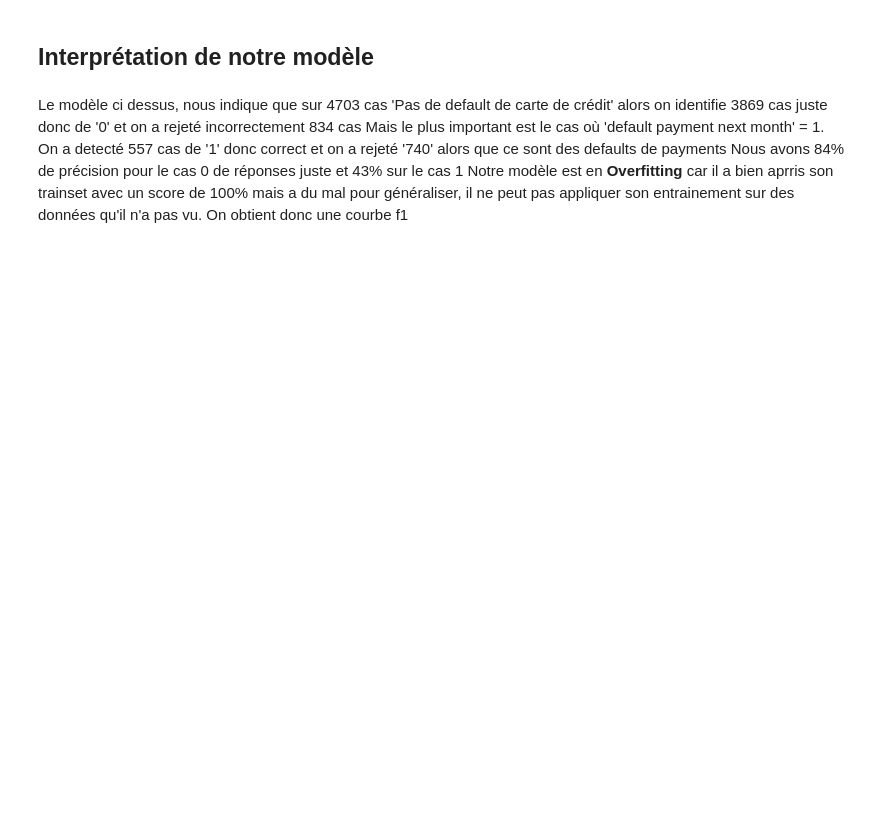
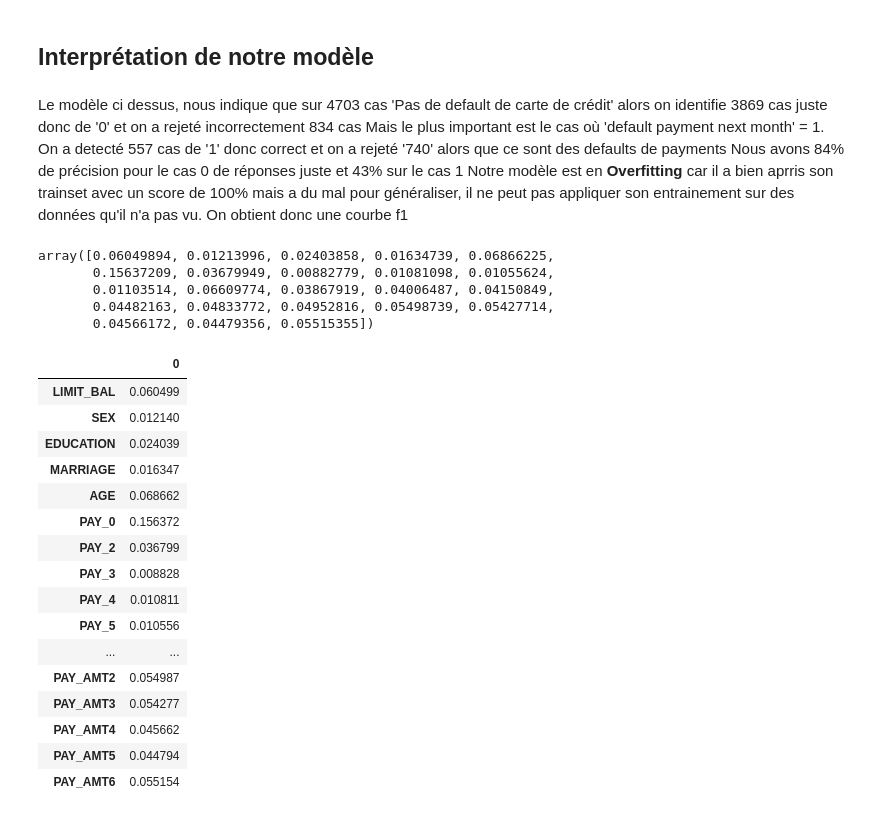
Before and after one commit to Bryan-Foxy/Default-Payment-Credit-Card, a Jupyter notebook: Pre-processing.ipynb, the cells around one changed output. Cells and saved outputs as stored; diff of their text form; code cells hidden in the pictures; blank space fills up the shorter version.

```diff
--- a/Pre-processing.ipynb
+++ b/Pre-processing.ipynb
@@ -112,3 +118,32 @@ Le modèle ci dessus, nous indique que sur 4703 cas 'Pas de default de carte de
 Mais le plus important est le cas où 'default payment next month' = 1. On a detecté 557 cas de '1' donc correct et on a rejeté '740' alors que ce sont des defaults de payments
 Nous avons 84% de précision pour le cas 0 de réponses juste et 43% sur le cas 1
 Notre modèle est en <strong>Overfitting</strong> car il a bien aprris son trainset avec un score de 100% mais a du mal pour généraliser, il ne peut pas appliquer son entrainement sur des données qu'il n'a pas vu. On obtient donc une courbe f1
+# %%
+#Trouver les variables les plus importantes
+model.feature_importances_
+# %% [output]
+array([0.06049894, 0.01213996, 0.02403858, 0.01634739, 0.06866225,
+       0.15637209, 0.03679949, 0.00882779, 0.01081098, 0.01055624,
+       0.01103514, 0.06609774, 0.03867919, 0.04006487, 0.04150849,
+       0.04482163, 0.04833772, 0.04952816, 0.05498739, 0.05427714,
+       0.04566172, 0.04479356, 0.05515355])
+# %%
+pd.DataFrame(model.feature_importances_,index=X_train.columns)
+# %% [output]
+|  | 0 |
+| LIMIT_BAL | 0.060499 |
+| SEX | 0.012140 |
+| EDUCATION | 0.024039 |
+| MARRIAGE | 0.016347 |
+| AGE | 0.068662 |
+| PAY_0 | 0.156372 |
+| PAY_2 | 0.036799 |
+| PAY_3 | 0.008828 |
+| PAY_4 | 0.010811 |
+| PAY_5 | 0.010556 |
+| ... | ... |
+| PAY_AMT2 | 0.054987 |
+| PAY_AMT3 | 0.054277 |
+| PAY_AMT4 | 0.045662 |
+| PAY_AMT5 | 0.044794 |
+| PAY_AMT6 | 0.055154 |
```
Also changed, not shown: parts of 4 cells of this notebook.
